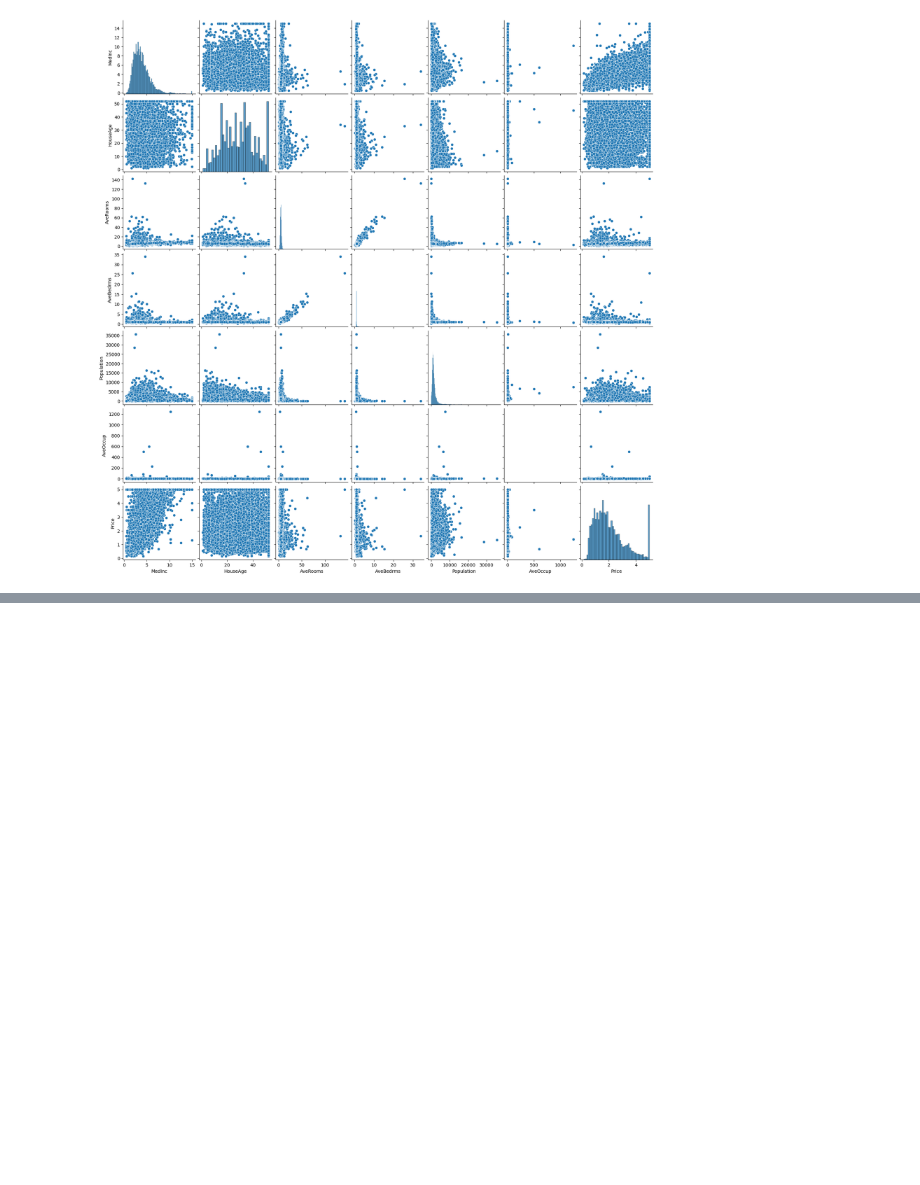
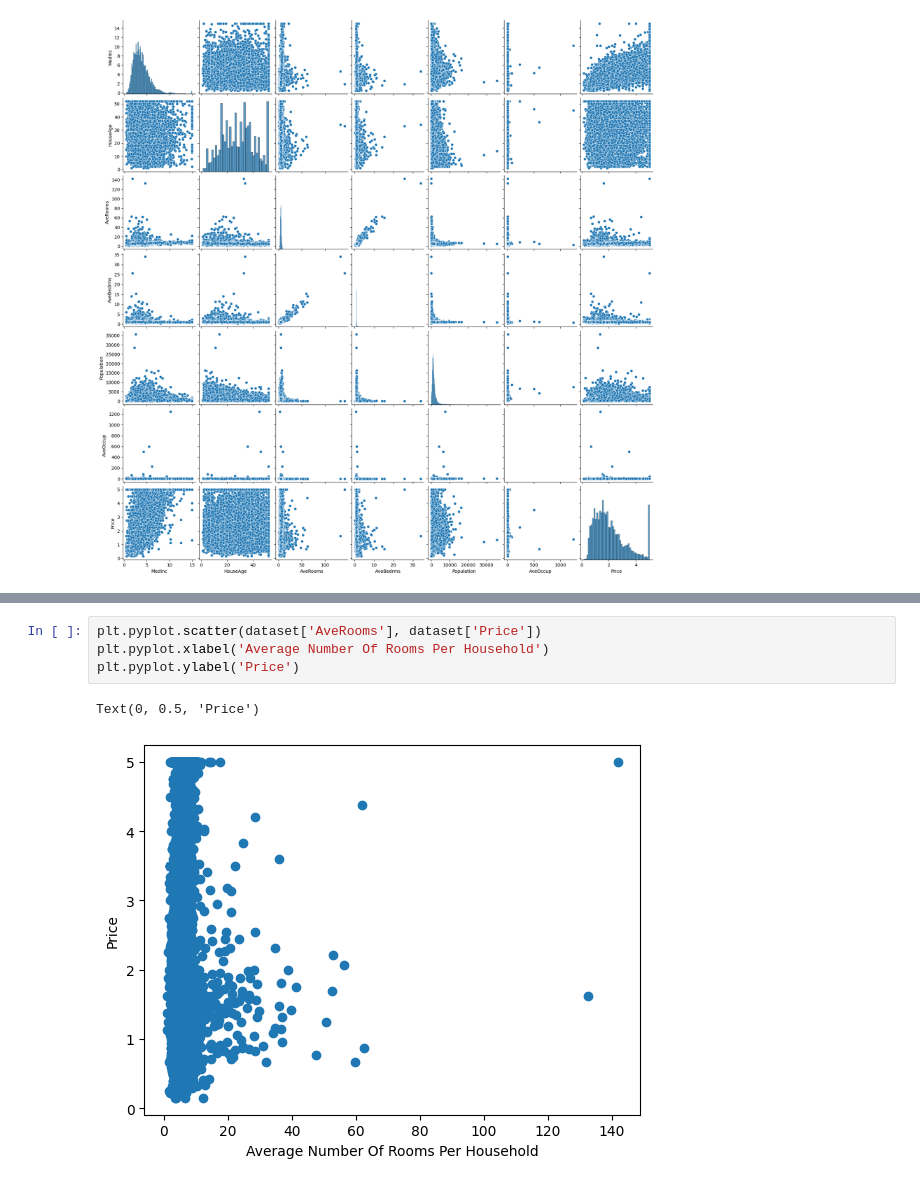
Before and after one commit to sultantemuruly/end-to-end-house-price-ml, a Jupyter notebook: model/main.ipynb, the cells around one changed output, grey strips where cells are left out. Cells and saved outputs as stored; diff of their text form; blank space fills up the shorter version.

```diff
--- a/model/main.ipynb
+++ b/model/main.ipynb
@@ -147,0 +168,7 @@ sns.pairplot(dataset)
+# %%
+plt.pyplot.scatter(dataset['AveRooms'], dataset['Price'])
+plt.pyplot.xlabel('Average Number Of Rooms Per Household')
+plt.pyplot.ylabel('Price')
+# %% [output]
+Text(0, 0.5, 'Price')
+[figure, added]
```
Also changed, not shown: parts of 12 cells of this notebook.
